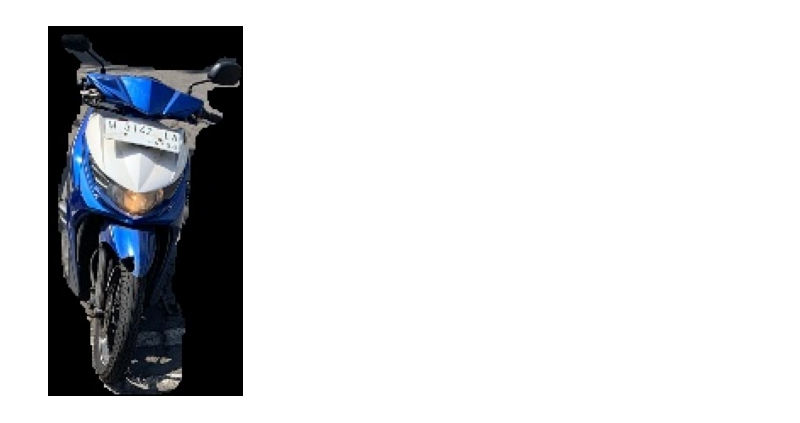
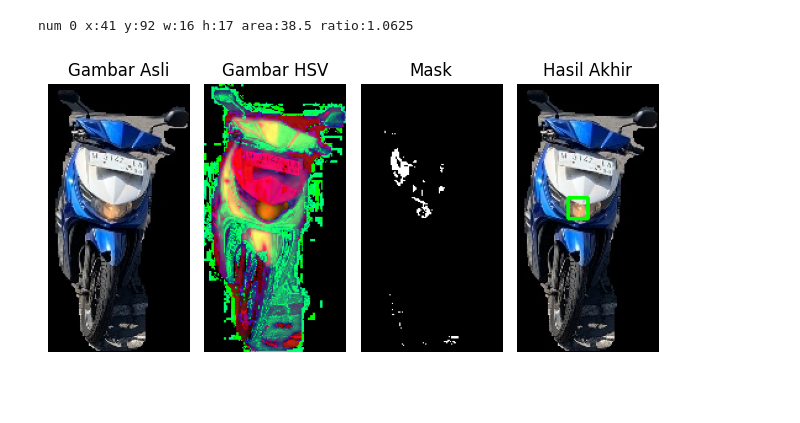
Before and after one commit to whisnumurtyga/deteksi-lampu-v2, a Jupyter notebook: Unit/old-find-roi-lampu.ipynb, the cells around one changed output. Cells and saved outputs as stored; diff of their text form; code cells hidden in the pictures; blank space fills up the shorter version.

```diff
--- a/Unit/old-find-roi-lampu.ipynb
+++ b/Unit/old-find-roi-lampu.ipynb
@@ -4,0 +50,27 @@ import matplotlib.pyplot as plt
+# %%
+def process_image(imej):
+    # Membaca gambar
+    image = cv2.imread(imej)
+
+    # Menampilkan gambar asli
+    plt.subplot(1, 4, 1)
+    showNormImg(image)
+
+    # Mengubah gambar ke ruang warna HSV
+    hsv_image = cv2.cvtColor(image, cv2.COLOR_BGR2HSV)
+    plt.subplot(1, 4, 2)
+    showHsvImg(hsv_image)
+
+    # Membuat mask dengan rentang warna putih dalam HSV
+    mask = maskingImg(hsv_image)
+    plt.subplot(1, 4, 3)
+    showMaskImg(mask)
+
+    image = findAndDrawRect(mask, image)
+
+    # Menampilkan gambar hasil dengan kotak-kotak pada target
+    plt.subplot(1, 4, 4)
+    showResultImg(image)
+
+    plt.tight_layout()  # Mengatur layout agar tidak tumpang tindih
+    plt.show()
@@ -5,19 +134,17 @@ import matplotlib.pyplot as plt
 # %%
 terang_kuning = {
     'cb': 'res/terang/nyala/105-4.jpg',
     'beat': 'res/terang/nyala/0-0.jpg',
     # 'mio': 'res/terang/nyala/121-0.jpg', #jelek kecil
     'mio': 'res/terang/nyala/126-12.jpg', #alt
 }
+
+# imej = terang_kuning['cb']
+# imej = terang_kuning['beat']
+imej = terang_kuning['mio']
+
+image = cv2.imread(imej)
+process_image(imej)
+# %% [output]
+num 0 x:41 y:92 w:16 h:17 area:38.5 ratio:1.0625
+[figure, added]
-# %%
-# imej = terang_kuning['cb']
-# imej = terang_kuning['beat']
-imej = terang_kuning['mio']
-image = cv2.imread(imej)
-
-
-plt.imshow(cv2.cvtColor(image, cv2.COLOR_BGR2RGB))
-plt.axis('off')  # Menghilangkan sumbu koordinat
-plt.show()
-# %% [output]
-[figure, removed]
```
Also changed, not shown: parts of 6 cells of this notebook.
